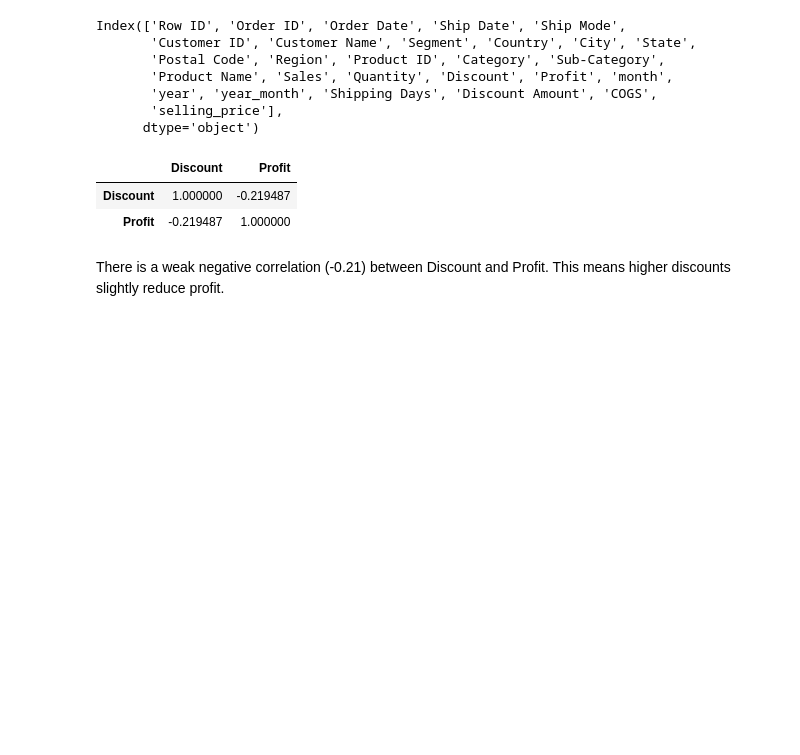
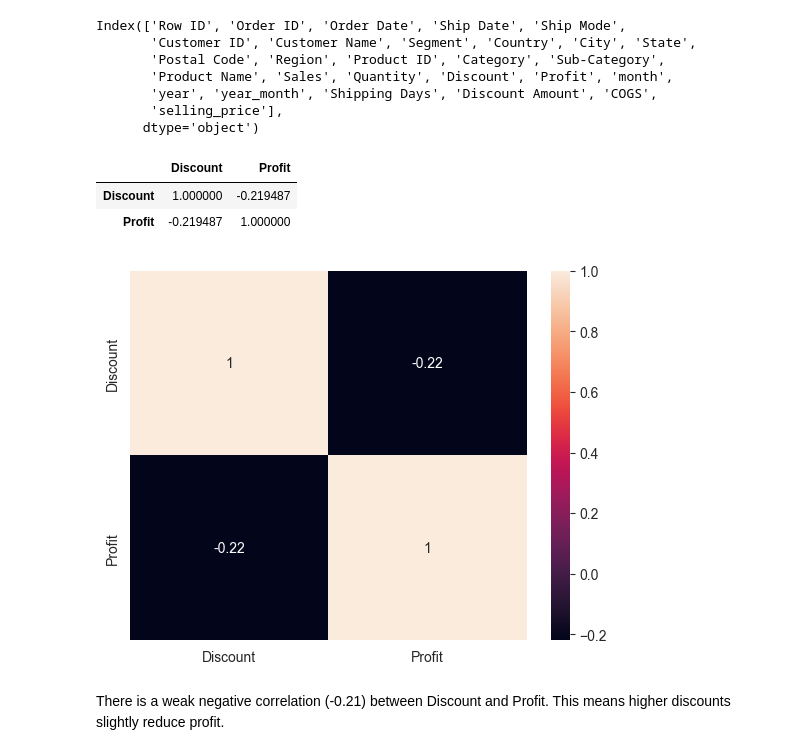
Before and after one commit to salma20005/SuperStore, a Jupyter notebook: SuperStore.ipynb, the cells around one changed output. Saved outputs shown, nothing was run; the diff lists cells and outputs as text; code cells hidden in the pictures; blank space fills up the shorter version.

```diff
--- a/SuperStore.ipynb
+++ b/SuperStore.ipynb
@@ -392,6 +372,11 @@ df[["Discount", "Profit"]].corr()
 |  | Discount | Profit |
 | Discount | 1.000000 | -0.219487 |
 | Profit | -0.219487 | 1.000000 |
+# %%
+sns.heatmap(df[["Discount", "Profit"]].corr(),annot = True)
+plt.show()
+# %% [output]
+[figure, added]
 # %% [markdown]
  There is a weak negative correlation (-0.21) between Discount and Profit. This means higher discounts slightly reduce profit.
 # %% [markdown]
```
Also changed, not shown: parts of 12 cells of this notebook.
